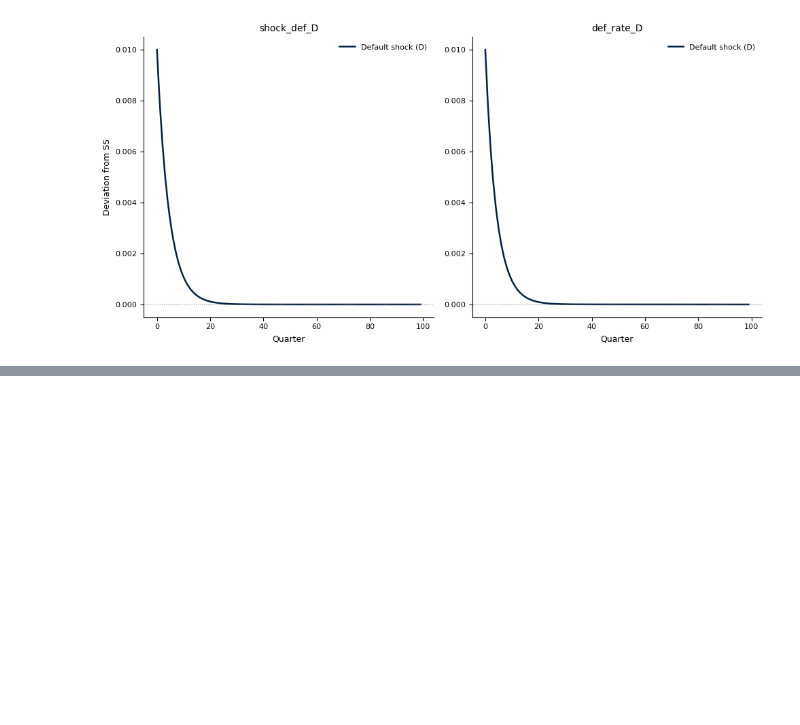
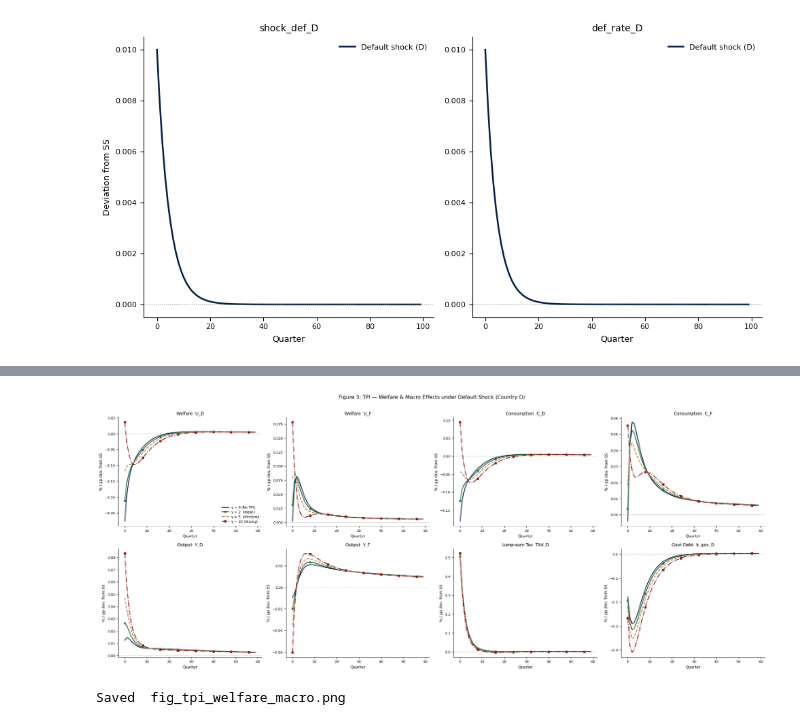
Before and after one commit to Daniel-Jensen/Quantitative_Model, a Jupyter notebook: model_v12.ipynb, the cells around one changed output, grey strips where cells are left out. Drawn from its saved outputs; the diff is of its cells as text; code cells hidden in the pictures; blank space fills up the shorter version.

```diff
--- a/model_v12.ipynb
+++ b/model_v12.ipynb
@@ -1066,0 +1461,52 @@ show_irfs([irfs_def_D], labels=['Default shock'],
+# %%
+# ── TPI-8: Figure 3 — Welfare & Macro Effects (2×4 = 8-panel) ────────────────
+# Row 1: welfare and consumption — direct transmission to households
+# Row 2: output, investment, taxes, government debt — macro/fiscal transmission
+# Key question: does TPI stabilise the distressed country (D) at the expense of
+# the partner country (F), or are welfare effects positive for both?
+
+T_plot8 = 60
+
+fig8_vars = [
+    'U_D',   'U_F',   'C_D',   'C_F',
+    'Y_D',   'Y_F',   'TAX_D', 'b_gov_D',
+]
+fig8_titles = [
+    'Welfare  U_D',        'Welfare  U_F',
+    'Consumption  C_D',    'Consumption  C_F',
+    'Output  Y_D',         'Output  Y_F',
+    'Lump-sum Tax  TAX_D', 'Govt Debt  b_gov_D',
+]
+
+fig8, axes8 = plt.subplots(2, 4, figsize=(22, 9))
+axes8_flat  = axes8.flatten()
+
+for ax, var, title in zip(axes8_flat, fig8_vars, fig8_titles):
+    for j, g in enumerate(gamma_values):
+        data = irfs_tpi[g][var][:T_plot8] * 100 if var in irfs_tpi[g] else np.zeros(T_plot8)
+        ax.plot(data,
+                color     = TPI_COLORS[j],
+                linestyle = TPI_LSTYLES[j],
+                linewidth = 1.8,
+                marker    = TPI_MARKERS[j],
+                markersize = 4,
+                markevery  = 8,
+                label      = gamma_labels[j])
+    ax.axhline(0, color='#888888', linewidth=0.8, linestyle=':')
+    ax.set_title(title, fontsize=10, pad=6)
+    ax.set_xlabel('Quarter', fontsize=9)
+    ax.set_ylabel('% / pp dev. from SS', fontsize=9)
+    ax.spines[['top', 'right']].set_visible(False)
+    ax.tick_params(labelsize=8)
+
+axes8_flat[0].legend(fontsize=8, frameon=False, loc='lower right')
+
+fig8.suptitle('Figure 3: TPI — Welfare & Macro Effects under Default Shock (Country D)',
+              fontsize=12, y=1.01)
+fig8.tight_layout()
+fig8.savefig('fig_tpi_welfare_macro.png', dpi=150, bbox_inches='tight')
+plt.show()
+print("Saved  fig_tpi_welfare_macro.png")
+# %% [output]
+[figure, added]
+Saved  fig_tpi_welfare_macro.png
```
Also changed, not shown: parts of 16 cells of this notebook, 10 other files.
